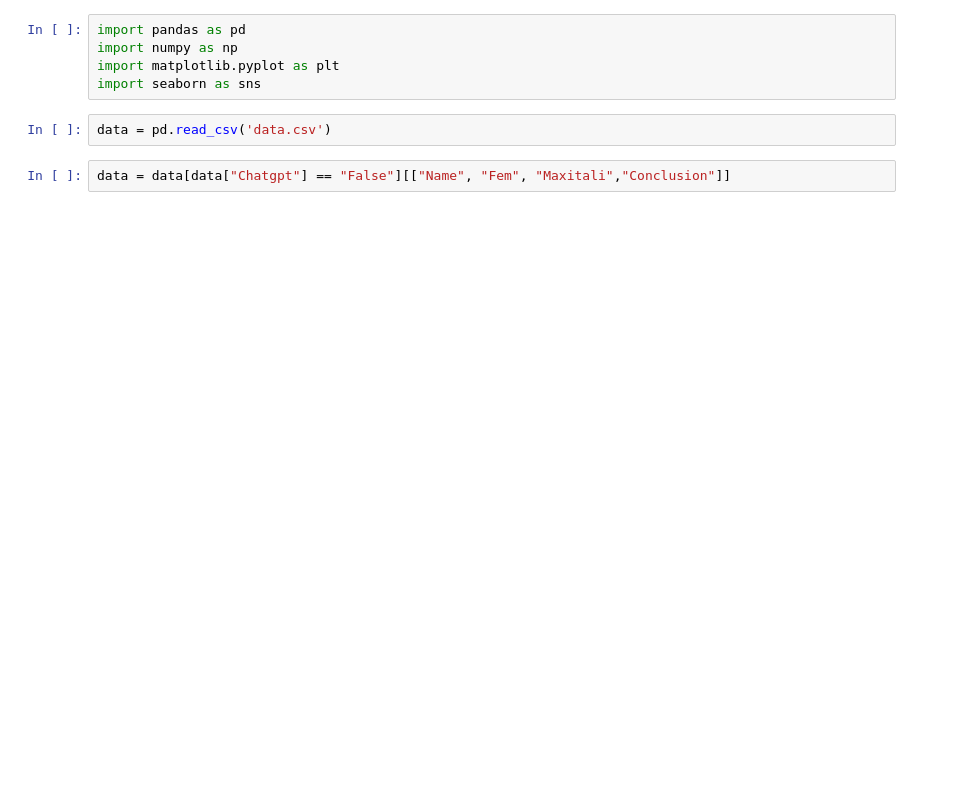
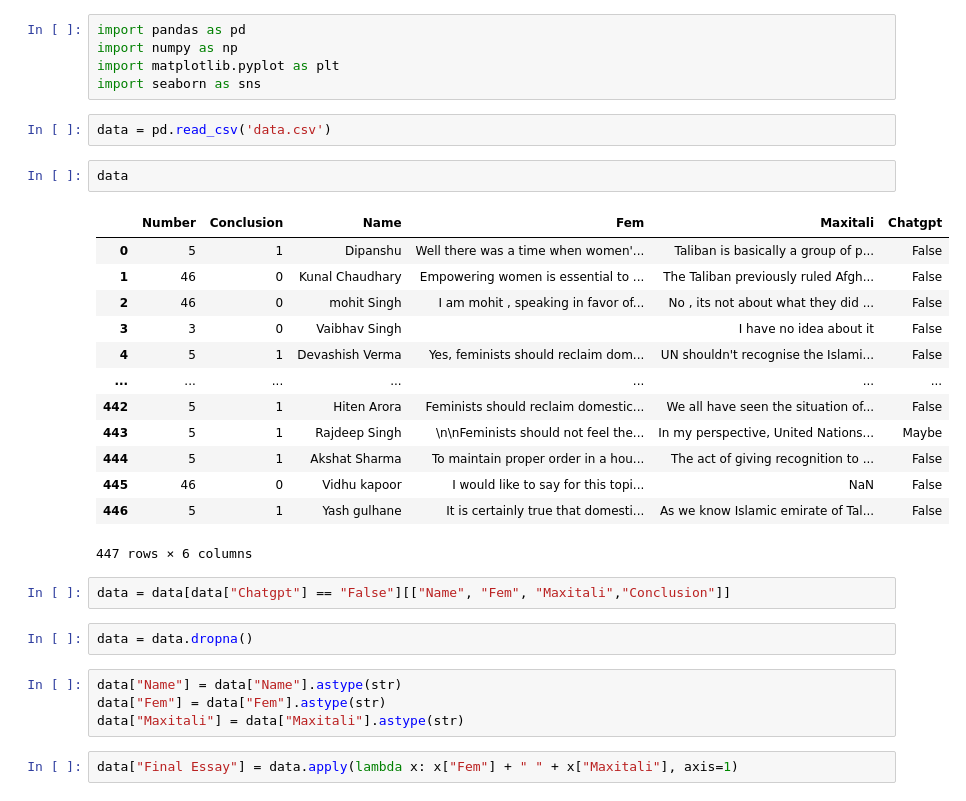
Before and after one commit to arnavgupta1209/find-chatgpt-gform, a Jupyter notebook: modelchecker.ipynb, the cells around one changed output. Drawn from its saved outputs; the diff is of its cells as text; blank space fills up the shorter version.

```diff
--- a/modelchecker.ipynb
+++ b/modelchecker.ipynb
@@ -5,8 +5,32 @@ import matplotlib.pyplot as plt
 import seaborn as sns
 # %%
 data = pd.read_csv('data.csv')
+# %%
+data
+# %% [output]
+|  | Number | Conclusion | Name | Fem | Maxitali | Chatgpt |
+| 0 | 5 | 1 | Dipanshu | Well there was a time when women'... | Taliban is basically a group of p... | False |
+| 1 | 46 | 0 | Kunal Chaudhary | Empowering women is essential to ... | The Taliban previously ruled Afgh... | False |
+| 2 | 46 | 0 | mohit Singh | I am mohit , speaking in favor of... | No , its not about what they did ... | False |
+| 3 | 3 | 0 | Vaibhav Singh |  | I have no idea about it | False |
+| 4 | 5 | 1 | Devashish Verma | Yes, feminists should reclaim dom... | UN shouldn't recognise the Islami... | False |
+| ... | ... | ... | ... | ... | ... | ... |
+| 442 | 5 | 1 | Hiten Arora | Feminists should reclaim domestic... | We all have seen the situation of... | False |
+| 443 | 5 | 1 | Rajdeep Singh | \n\nFeminists should not feel the... | In my perspective, United Nations... | Maybe |
+| 444 | 5 | 1 | Akshat Sharma | To maintain proper order in a hou... | The act of giving recognition to ... | False |
+| 445 | 46 | 0 | Vidhu kapoor | I would like to say for this topi... | NaN | False |
+| 446 | 5 | 1 | Yash gulhane | It is certainly true that domesti... | As we know Islamic emirate of Tal... | False |
+447 rows × 6 columns
 # %%
 data = data[data["Chatgpt"] == "False"][["Name", "Fem", "Maxitali","Conclusion"]]
+# %%
+data = data.dropna()
+# %%
+data["Name"] = data["Name"].astype(str)
+data["Fem"] = data["Fem"].astype(str)
+data["Maxitali"] = data["Maxitali"].astype(str)
+# %%
+data["Final Essay"] = data.apply(lambda x: x["Fem"] + " " + x["Maxitali"], axis=1)
 # %%
 data
 # %% [output]
```
Also changed, not shown: parts of 11 cells of this notebook.
